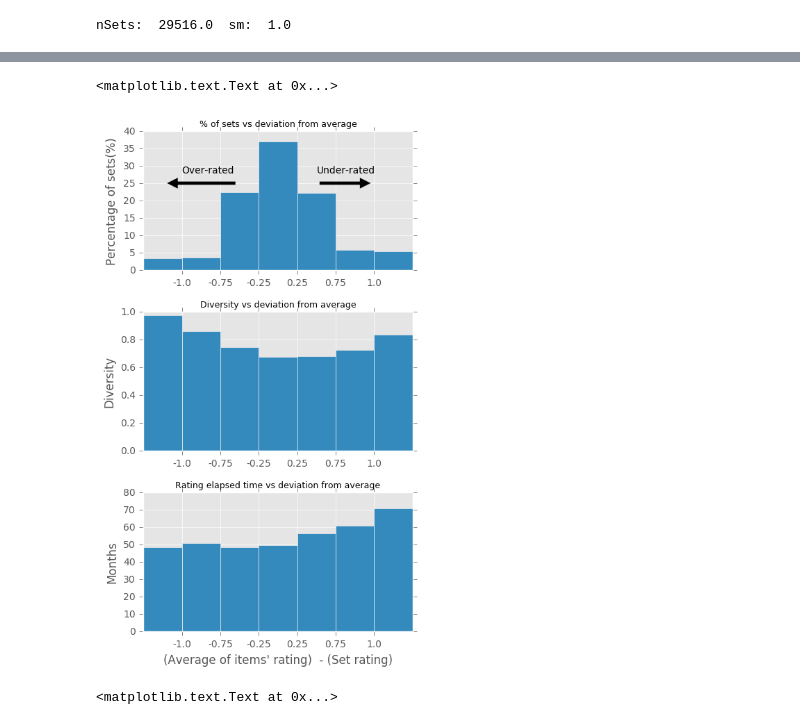
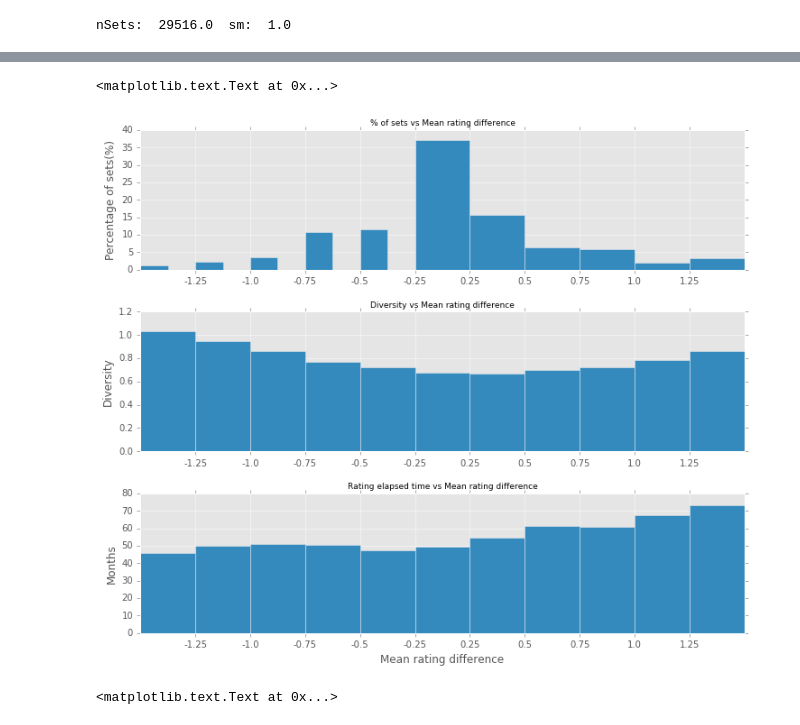
Before and after one commit to mohit-shrma/setrec, a Jupyter notebook: python/grouplens/Grouplens2.ipynb, the cells around one changed output, grey strips where cells are left out. Cells and saved outputs as stored; diff of their text form; code cells hidden in the pictures.

```diff
--- a/python/grouplens/Grouplens2.ipynb
+++ b/python/grouplens/Grouplens2.ipynb
@@ -715,6 +715,20 @@ def getOldestTstampSet(user, items):
         tstamps.append(uiTstamp[user][item])
     tstamps.sort()
     return tstamps[0]
+
+def getAvgTstampSet(user, items, latestTStamp):
+    tstamps = []
+    for item in items:
+        tstamps.append((latestTstamp - uiTstamp[user][item]).total_seconds())
+    return np.average(tstamps)
+
+def getMedianTstampSet(user, items):
+    tstamps = []
+    for item in items:
+        tstamps.append(uiTstamp[user][item])
+    tstamps.sort()
+    return tstamps[2]
+
 
 def getOldTstampSets(userSetRatings):
     oldTstamps = []
@@ -1808,8 +1855,10 @@ print 'nSets: ', nSets, ' sm: ', sm
 # %% [output]
 nSets:  29516.0  sm:  1.0
 # %%
-bucketsPcs = [ bucket[3]*100 for bucket in buckets]
+bucketsPcs = [ bucket[5]*100 for bucket in buckets]
 bucketsTstamp = [ bucket[2] for bucket in buckets]
+bucketsAvgTstamp = [bucket[3] for bucket in buckets]
+bucketsMedTstamp = [bucket[4] for bucket in buckets]
 bucketsDev = [bucket[1] for bucket in buckets]
 buckets[0]
 # %% [output]
@@ -1841,36 +1892,40 @@ axarr[2].set_title('Rating elapsed time vs deviation from average', fontsize=11)
 # %%
 plt.style.use('ggplot')
 
-f = plt.figure( figsize=(5,9))
+f = plt.figure( figsize=(12,10))
 plt.subplots_adjust(hspace=0.3)
 ax1 = plt.subplot(311)
-ax1.bar(range(len(buckets)), bucketsPcs, width=1)
+ax1.bar(range(len(buckets)), bucketsPcs,
+        width=[0.5, 0.5, 0.5, 0.5, 0.5, 1,1,1,1,1, 1])
 ax1.set_ylabel('Percentage of sets(%)')
-ax1.set_xticks([1.0, 2, 3, 4, 5, 6])
-ax1.set_xticklabels(['-1.0', '-0.75', '-0.25', '0.25', '0.75', '1.0'])
-ax1.set_title('% of sets vs deviation from average', fontsize=9)
+ax1.set_xticks([1.0, 2, 3, 4, 5, 6, 7, 8, 9, 10])
+ax1.set_xticklabels(['-1.25', '-1.0', '-0.75', '-0.5', '-0.25', '0.25', '0.5', '0.75', '1.0', '1.25'])
+ax1.set_title('% of sets vs Mean rating difference', fontsize=9)
+
+"""
 ax1.text(4.5, 28, 'Under-rated')
 ax1.annotate('', xy=(6, 25), xytext=(4.5, 25),
             arrowprops=dict(facecolor='black', shrink=0.05),
             )
 ax1.text(1, 28, 'Over-rated')
 ax1.annotate('', xy=(0.5, 25), xytext=(2.5, 25),
             arrowprops=dict(facecolor='black', shrink=0.05),
             )
+"""
 
 ax2 = plt.subplot(312, sharex=ax1)
 ax2.bar(range(len(buckets)), bucketsDev, width=1)
 ax2.set_ylabel('Diversity')
-ax2.set_title('Diversity vs deviation from average', fontsize=9)
+ax2.set_title('Diversity vs Mean rating difference', fontsize=9)
 
 ax3 = plt.subplot(313, sharex=ax1)
 ax3.bar(range(len(buckets)), bucketsTstamp, width=1)
 ax3.set_ylabel('Months')
-ax3.set_xlabel('(Average of items\' rating)  - (Set rating)')
-ax3.set_title('Rating elapsed time vs deviation from average', fontsize=9)
+ax3.set_xlabel('Mean rating difference')
+ax3.set_title('Rating elapsed time vs Mean rating difference', fontsize=9)
 # %% [output]
 <matplotlib.text.Text at 0x...>
-[figure, old version]
+[figure, new version]
 # %%
 plt.style.use('ggplot')
 #plt.style.use('fivethirtyeight')
```
Also changed, not shown: parts of 12 cells of this notebook, 2 other files.
